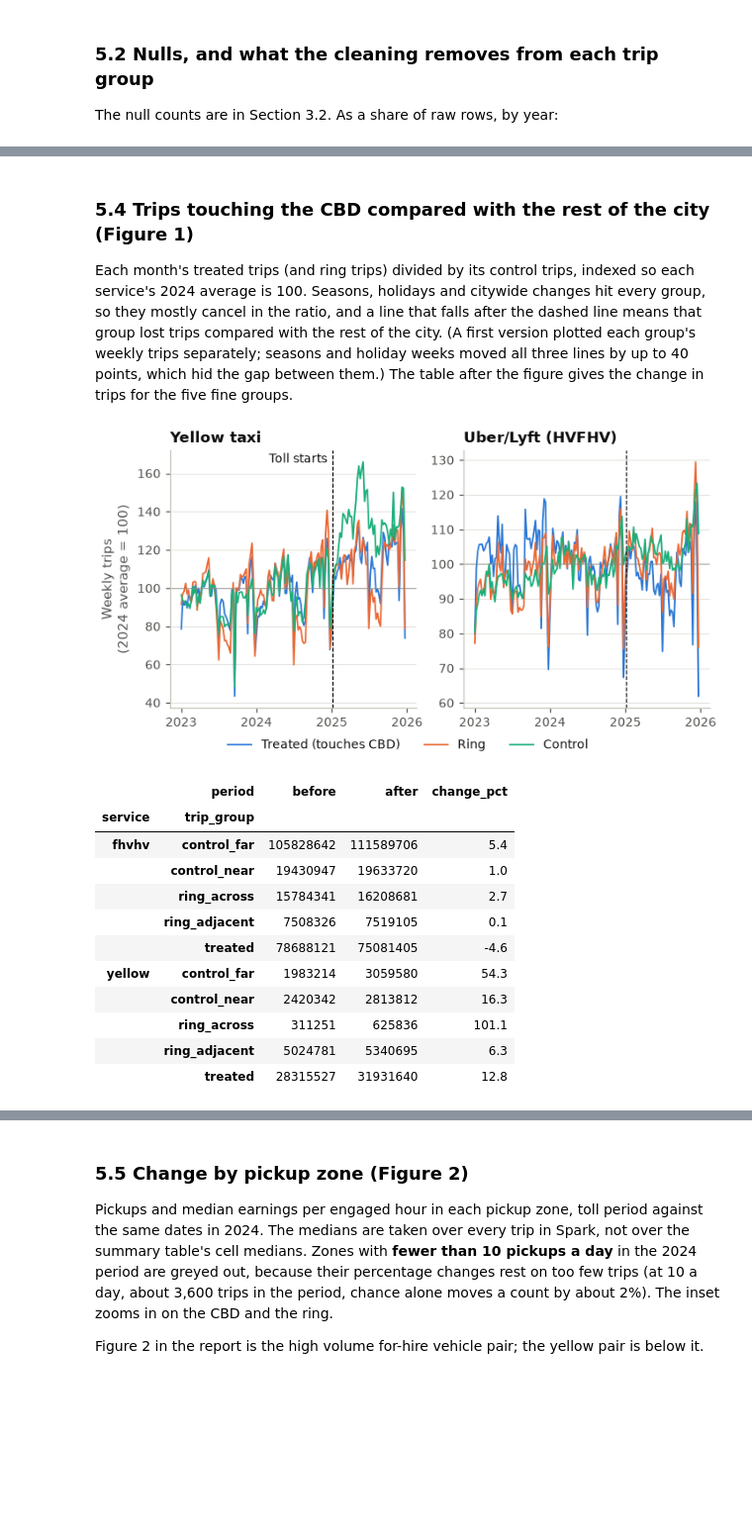
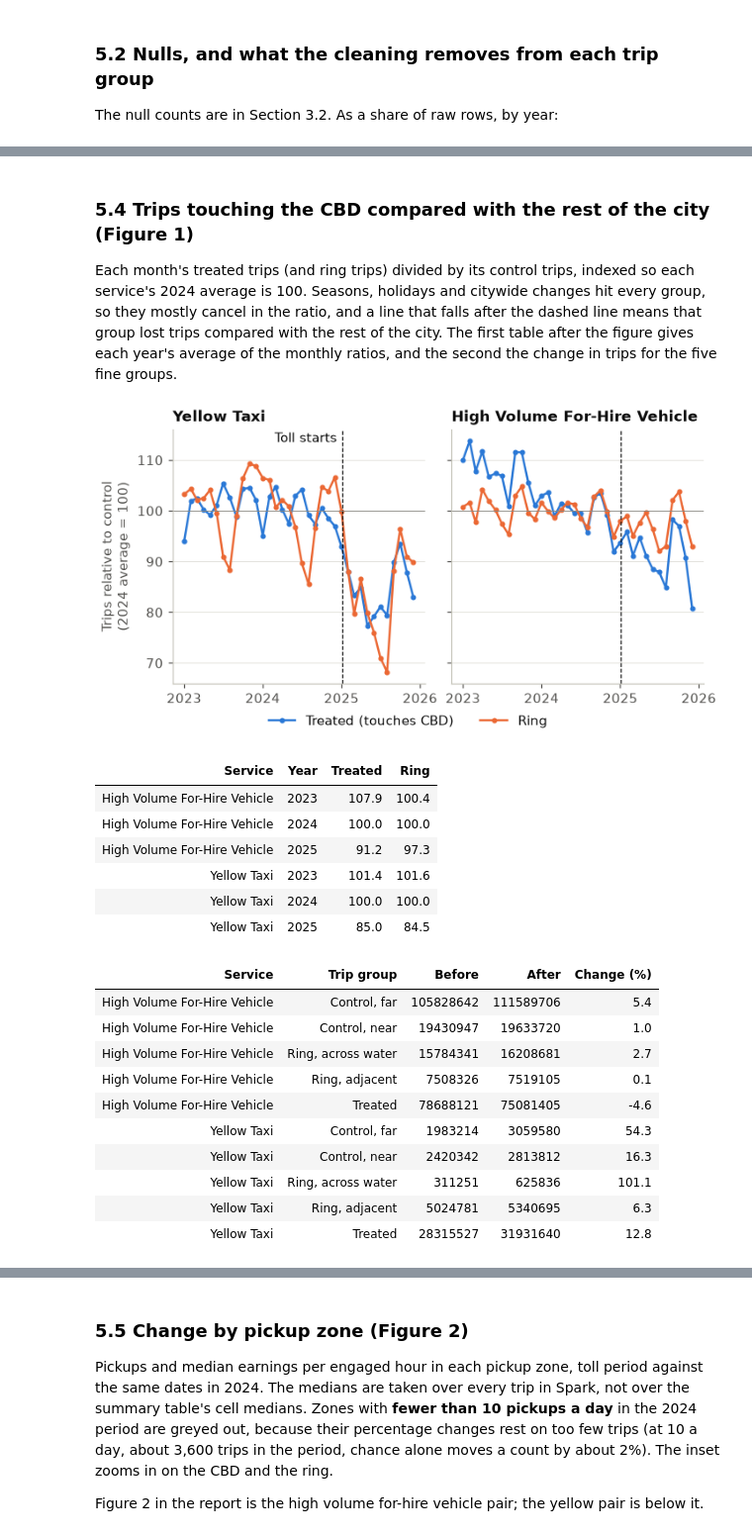
Before and after one commit to aloonsballoons/mast30034-project1, a Jupyter notebook: main.ipynb, the cells around one changed output, grey strips where cells are left out. Shown at 99% size. Drawn from its saved outputs; the diff is of its cells as text; code cells hidden in the pictures; blank space fills up the shorter version.

```diff
--- a/main.ipynb
+++ b/main.ipynb
@@ -650,27 +754,38 @@ Pickup zone group of 2025 rows (%), vendor 7 against all yellow
 # %% [markdown]
 ### 5.4 Trips touching the CBD compared with the rest of the city (Figure 1)
 
-Each month's treated trips (and ring trips) divided by its control trips, indexed so each service's 2024 average is 100. Seasons, holidays and citywide changes hit every group, so they mostly cancel in the ratio, and a line that falls after the dashed line means that group lost trips compared with the rest of the city. (A first version plotted each group's weekly trips separately; seasons and holiday weeks moved all three lines by up to 40 points, which hid the gap between them.) The table after the figure gives the change in trips for the five fine groups.
+Each month's treated trips (and ring trips) divided by its control trips, indexed so each service's 2024 average is 100. Seasons, holidays and citywide changes hit every group, so they mostly cancel in the ratio, and a line that falls after the dashed line means that group lost trips compared with the rest of the city. The first table after the figure gives each year's average of the monthly ratios, and the second the change in trips for the five fine groups.
 # %%
 relative = explore.relative_trips(summary)
 fig = plots.relative_trips(relative, config.TOLL_START_DATE)
 plots.save(fig, "fig1_relative_trips")
 plt.show()
 
+# Average of the monthly ratios in each year
+display(plots.flat(relative.groupby(  # noqa: F821
+    ["service", relative["month"].dt.year.rename("year")])
+    [["treated", "ring"]].mean().round(1)))
+
 # Trips in the toll period against the same dates in 2024, by fine group
 plots.flat(explore.group_change(summary, "trip_group").round(1))
 # %% [output]
-[figure, old version]
+[figure, new version]
-|  | period | before | after | change_pct |
-| service | trip_group |  |  |  |
-| fhvhv | control_far | 105828642 | 111589706 | 5.4 |
-|  | control_near | 19430947 | 19633720 | 1.0 |
-|  | ring_across | 15784341 | 16208681 | 2.7 |
-|  | ring_adjacent | 7508326 | 7519105 | 0.1 |
-|  | treated | 78688121 | 75081405 | -4.6 |
-| yellow | control_far | 1983214 | 3059580 | 54.3 |
-|  | control_near | 2420342 | 2813812 | 16.3 |
-|  | ring_across | 311251 | 625836 | 101.1 |
-|  | ring_adjacent | 5024781 | 5340695 | 6.3 |
-|  | treated | 28315527 | 31931640 | 12.8 |
+| Service | Year | Treated | Ring |
+| High Volume For-Hire Vehicle | 2023 | 107.9 | 100.4 |
+| High Volume For-Hire Vehicle | 2024 | 100.0 | 100.0 |
+| High Volume For-Hire Vehicle | 2025 | 91.2 | 97.3 |
+| Yellow Taxi | 2023 | 101.4 | 101.6 |
+| Yellow Taxi | 2024 | 100.0 | 100.0 |
+| Yellow Taxi | 2025 | 85.0 | 84.5 |
+| Service | Trip group | Before | After | Change (%) |
+| High Volume For-Hire Vehicle | Control, far | 105828642 | 111589706 | 5.4 |
+| High Volume For-Hire Vehicle | Control, near | 19430947 | 19633720 | 1.0 |
+| High Volume For-Hire Vehicle | Ring, across water | 15784341 | 16208681 | 2.7 |
+| High Volume For-Hire Vehicle | Ring, adjacent | 7508326 | 7519105 | 0.1 |
+| High Volume For-Hire Vehicle | Treated | 78688121 | 75081405 | -4.6 |
+| Yellow Taxi | Control, far | 1983214 | 3059580 | 54.3 |
+| Yellow Taxi | Control, near | 2420342 | 2813812 | 16.3 |
+| Yellow Taxi | Ring, across water | 311251 | 625836 | 101.1 |
+| Yellow Taxi | Ring, adjacent | 5024781 | 5340695 | 6.3 |
+| Yellow Taxi | Treated | 28315527 | 31931640 | 12.8 |
 # %% [markdown]
```
Also changed, not shown: parts of 64 cells of this notebook, 12 other files.
